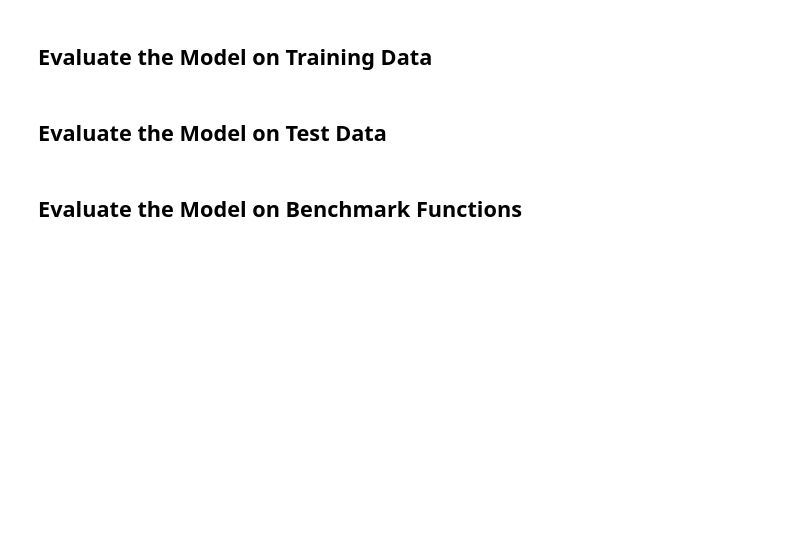
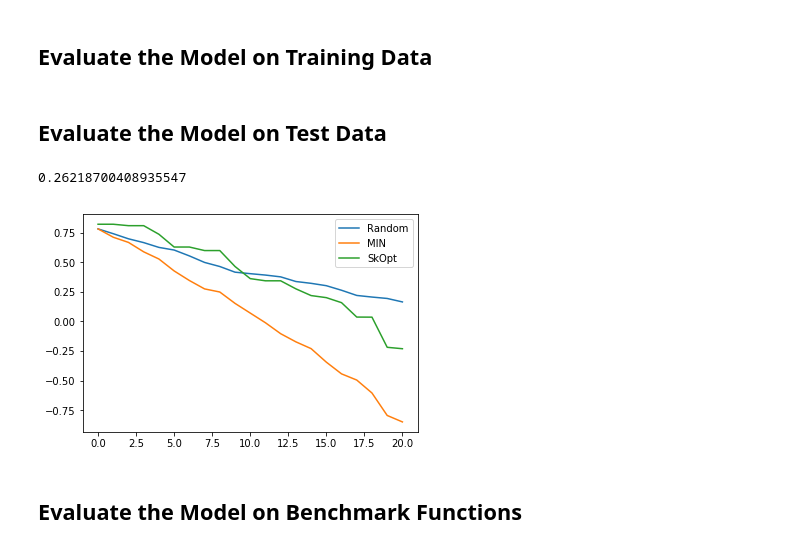
Before and after one commit to p16i/blackbox-optimization-using-rnns, a Jupyter notebook: BlackBoxOptimize.ipynb, the cells around one changed output. Saved outputs shown, nothing was run; the diff lists cells and outputs as text; code cells hidden in the pictures; blank space fills up the shorter version.

Commit message:
new benchmarkprior0 dded

```diff
--- a/BlackBoxOptimize.ipynb
+++ b/BlackBoxOptimize.ipynb
@@ -30,15 +22,15 @@ imp.reload(gp)
 # Data
 load_data = False
 save_data = False
-dim = 2
-n_train = 1000
+dim = 6
+n_train = 4000
 n_test = 100
 n_bumps = 6
 l = 2/n_bumps*np.sqrt(dim)
 n_mc_samples = 1000
 max_x_abs_value = 1.0
 kernel = gp.rbf_kernel
-function = gp.benchmark_prior2
+function = gp.benchmark_prior0
 
 # LSTM Model
 n_hidden = 100
@@ -52,9 +44,9 @@ forget_bias = 5.0
 rate_init = 0.01
 rate_final = 0.0001
 rate_decay = (rate_final/rate_init)**(1/epochs)
-batch_size = 1
+batch_size = 128
 stddev = 0.00
-loss_type = ["MIN", "SUM", "WSUM", "OI", "SUMIN", "WSUM_EXPO", "SUMOI", 'DIST'][3]
+loss_type = ["MIN", "SUM", "WSUM", "OI", "SUMIN", "WSUM_EXPO", "SUMOI", 'DIST'][0]
 
 # Visualization
 visualize = True
@@ -127,8 +141,12 @@ samples_test_x, samples_test_y = \
         lstm_model.get_samples(sess, placeholders, samples_x, samples_y, data_test, x_start)
 
 viz.plot_gp_results_sample(10, X_test, A_test, min_test, max_test, l, samples_test_x, samples_test_y, kernel, function)
+# %% [output]
+0.26218700408935547
 # %%
-viz.plot_min_curves([np.array(samples_random_y), samples_test_y, np.array(samples_sk_y)],['Random','OI','SkOpt'])
+viz.plot_min_curves([np.array(samples_random_y), samples_test_y, np.array(samples_sk_y)],['Random','MIN','SkOpt'])
+# %% [output]
+[figure, added]
 # %% [markdown]
 ## Evaluate the Model on Benchmark Functions
 # %%
```
Also changed, not shown: parts of 8 cells of this notebook, 2 other files.
